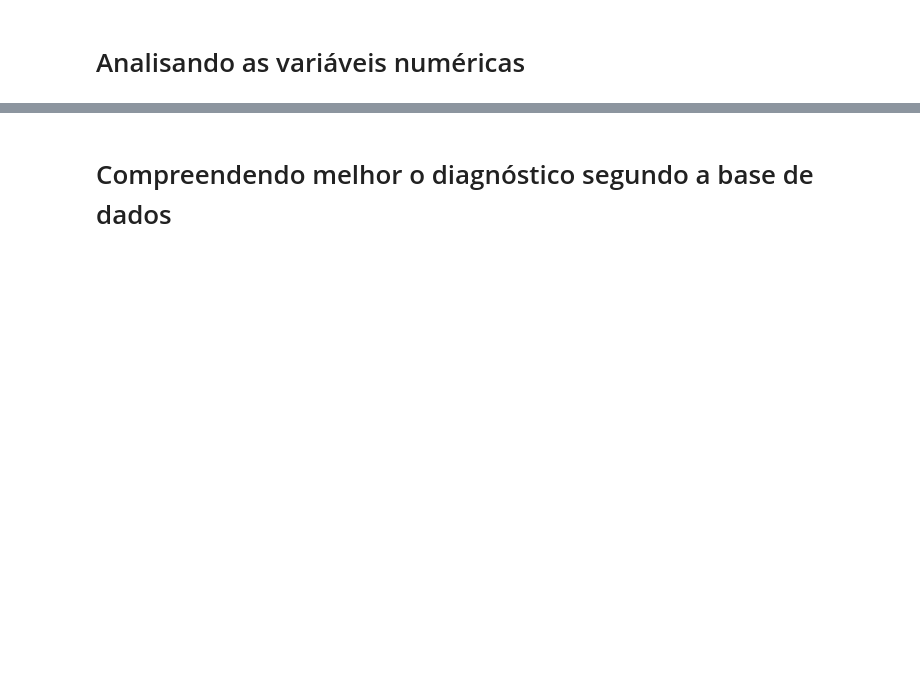
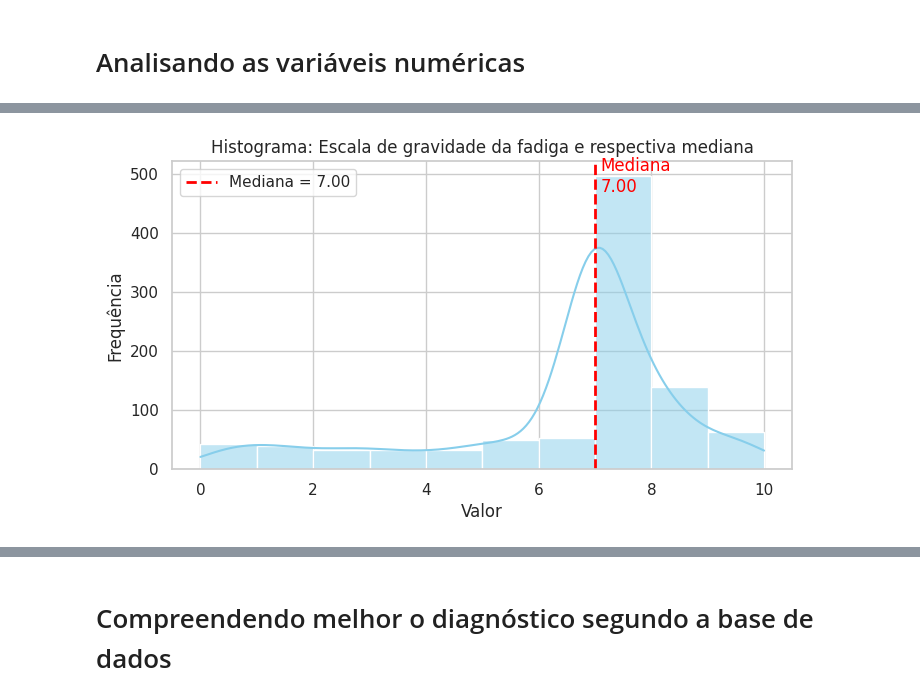
Before and after one commit to jessikamorais/FIAP, a Jupyter notebook: projeto_modulo1.ipynb, the cells around one changed output, grey strips where cells are left out. Drawn from its saved outputs; the diff is of its cells as text; code cells hidden in the pictures; blank space fills up the shorter version.

```diff
--- a/projeto_modulo1.ipynb
+++ b/projeto_modulo1.ipynb
@@ -294,0 +343,20 @@ Desvio padrão: 113.76
+# %%
+coluna = data["fatigue_severity_scale_score"].dropna()  # remove NaNs, se houver
+
+mediana = np.median(coluna)
+
+plt.figure(figsize=(8, 4))
+sns.histplot(coluna, bins=10, kde=True, color="skyblue")
+
+# Linha vertical indicando a mediana
+plt.axvline(mediana, color='red', linestyle='--', linewidth=2, label=f'Mediana = {mediana:.2f}')
+
+plt.text(mediana + 0.1, plt.ylim()[1]*0.9, f'Mediana\n{mediana:.2f}', color='red')
+
+plt.title("Histograma: Escala de gravidade da fadiga e respectiva mediana")
+plt.xlabel("Valor")
+plt.ylabel("Frequência")
+plt.legend()
+plt.show()
+# %% [output]
+[figure, added]
```
Also changed, not shown: parts of 7 cells of this notebook.
